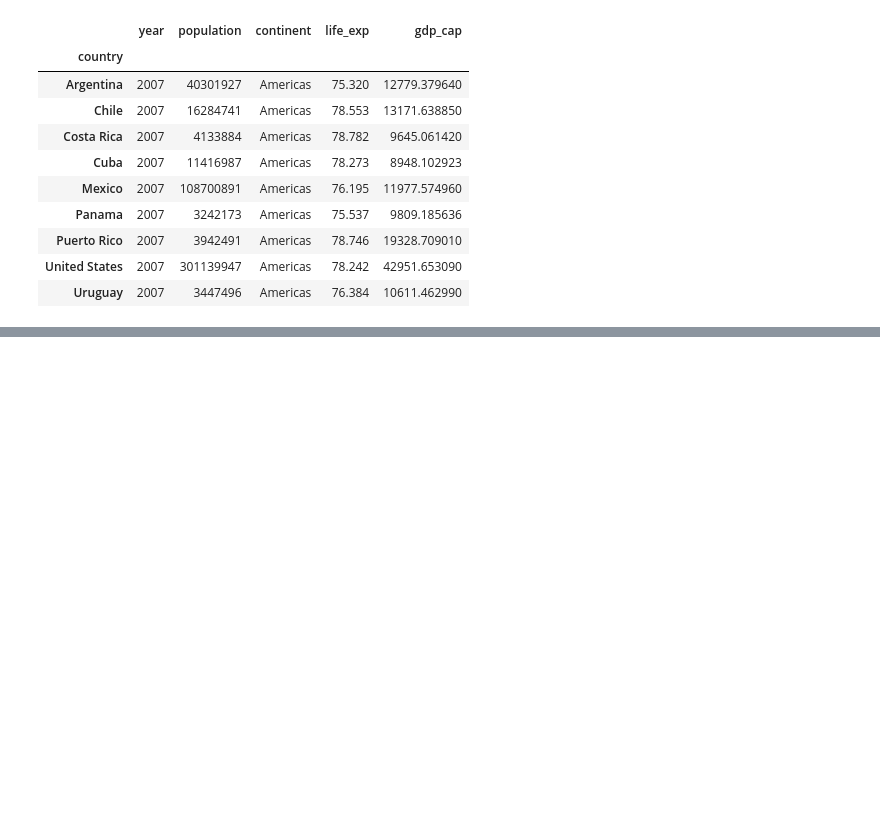
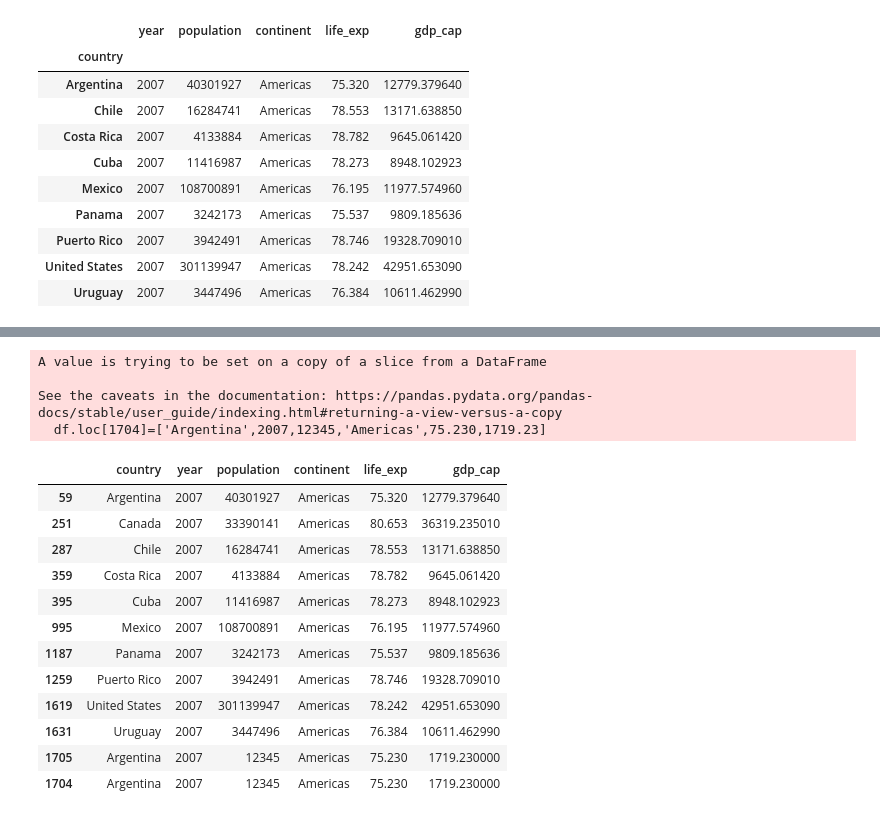
Before and after one commit to 94shreyas/Practise_Python, a Jupyter notebook: Pandas2.ipynb, the cells around one changed output, grey strips where cells are left out. Saved outputs shown, nothing was run; the diff lists cells and outputs as text; code cells hidden in the pictures; blank space fills up the shorter version.

```diff
--- a/Pandas2.ipynb
+++ b/Pandas2.ipynb
@@ -183,0 +198,4 @@ df.set_index('country')
+# %%
+#Adding a new column total_gdp
+
+df['Total_GDP']=np.round((df['gdp_cap']*df['population'])/1_000_000_000,1)
@@ -183,0 +222,2 @@ df.set_index('country')
+# %%
+df.drop(columns='Total_GDP',inplace=True)
@@ -183,0 +246,23 @@ df.set_index('country')
+# %%
+df.loc[1704]=['Argentina',2007,12345,'Americas',75.230,1719.23]
+# %% [output]
+A value is trying to be set on a copy of a slice from a DataFrame
+
+See the caveats in the documentation: https://pandas.pydata.org/pandas-docs/stable/user_guide/indexing.html#returning-a-view-versus-a-copy
+  df.loc[1704]=['Argentina',2007,12345,'Americas',75.230,1719.23]
+# %%
+df
+# %% [output]
+|  | country | year | population | continent | life_exp | gdp_cap |
+| 59 | Argentina | 2007 | 40301927 | Americas | 75.320 | 12779.379640 |
+| 251 | Canada | 2007 | 33390141 | Americas | 80.653 | 36319.235010 |
+| 287 | Chile | 2007 | 16284741 | Americas | 78.553 | 13171.638850 |
+| 359 | Costa Rica | 2007 | 4133884 | Americas | 78.782 | 9645.061420 |
+| 395 | Cuba | 2007 | 11416987 | Americas | 78.273 | 8948.102923 |
+| 995 | Mexico | 2007 | 108700891 | Americas | 76.195 | 11977.574960 |
+| 1187 | Panama | 2007 | 3242173 | Americas | 75.537 | 9809.185636 |
+| 1259 | Puerto Rico | 2007 | 3942491 | Americas | 78.746 | 19328.709010 |
+| 1619 | United States | 2007 | 301139947 | Americas | 78.242 | 42951.653090 |
+| 1631 | Uruguay | 2007 | 3447496 | Americas | 76.384 | 10611.462990 |
+| 1705 | Argentina | 2007 | 12345 | Americas | 75.230 | 1719.230000 |
+| 1704 | Argentina | 2007 | 12345 | Americas | 75.230 | 1719.230000 |
```
Also changed, not shown: parts of 12 cells of this notebook.
